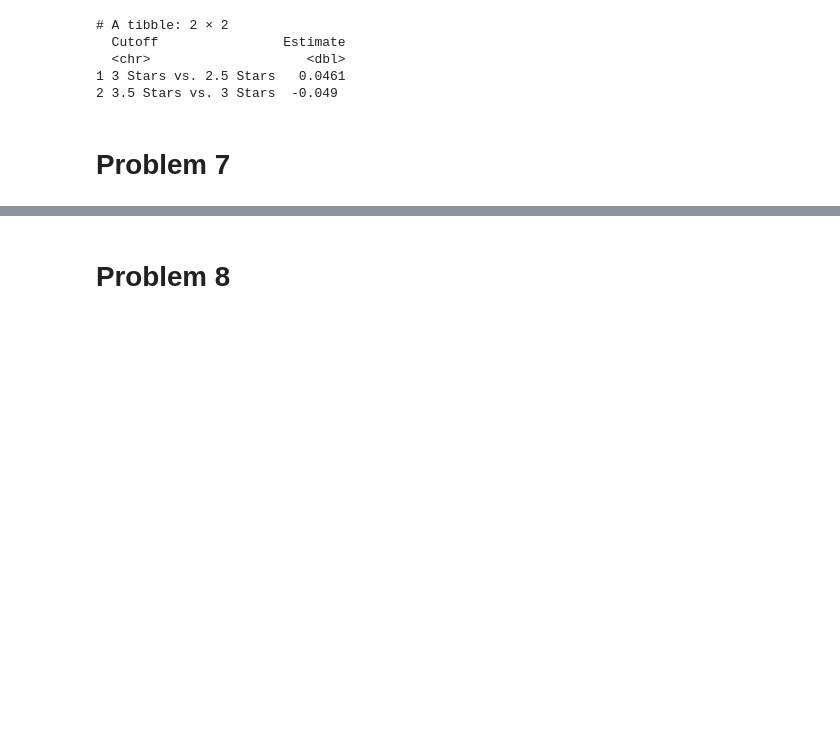
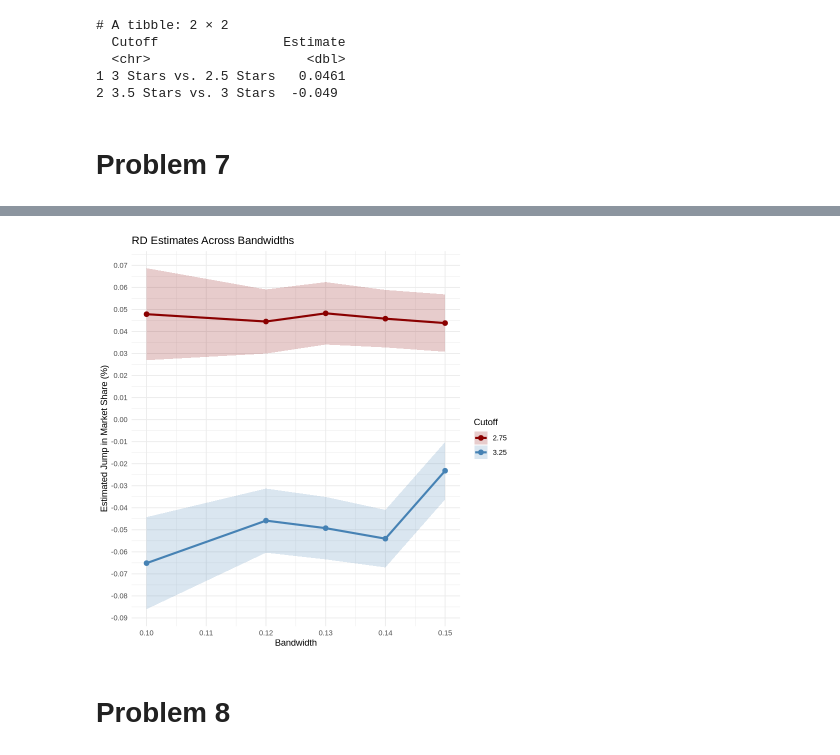
Before and after one commit to sophiekim-1/hwk3, a Jupyter notebook: submission1/submission1.ipynb, the cells around one changed output, grey strips where cells are left out. Saved outputs shown, nothing was run; the diff lists cells and outputs as text; code cells hidden in the pictures; blank space fills up the shorter version.

```diff
--- a/submission1/submission1.ipynb
+++ b/submission1/submission1.ipynb
@@ -572,3 +541,28 @@ ggplot(results_table_325, aes(x = Bandwidth, y = Estimate)) +
+# %%
+results_combined <- bind_rows(
+  results_table_275 %>% mutate(Cutoff = "2.75"),
+  results_table_325 %>% mutate(Cutoff = "3.25")
+)
+
+ggplot(results_combined, aes(x = Bandwidth, y = Estimate, color = Cutoff, fill = Cutoff)) +
+  geom_line(size = 1.2) +
+  geom_point(size = 2.5) +
+  geom_ribbon(aes(ymin = CI_lower, ymax = CI_upper), alpha = 0.2, color = NA) +
+  scale_color_manual(values = c("2.75" = "darkred", "3.25" = "steelblue")) +
+  scale_fill_manual(values = c("2.75" = "darkred", "3.25" = "steelblue")) +
+  scale_y_continuous(breaks = seq(-0.10, 0.10, by = 0.01)) +  labs(
+    title = "RD Estimates Across Bandwidths",
+    x = "Bandwidth",
+    y = "Estimated Jump in Market Share (%)",
+    color = "Cutoff",
+    fill = "Cutoff"
+  ) +
+  theme_minimal()
+
+# set kernel to uniform so that it's not a weighted mean
+# cutoff +- 0.125, run linear regression within that window
+# %% [output]
+[figure, added]
 # %% [markdown]
 # Problem 8
 # %%
```
Also changed, not shown: parts of 13 cells of this notebook.
